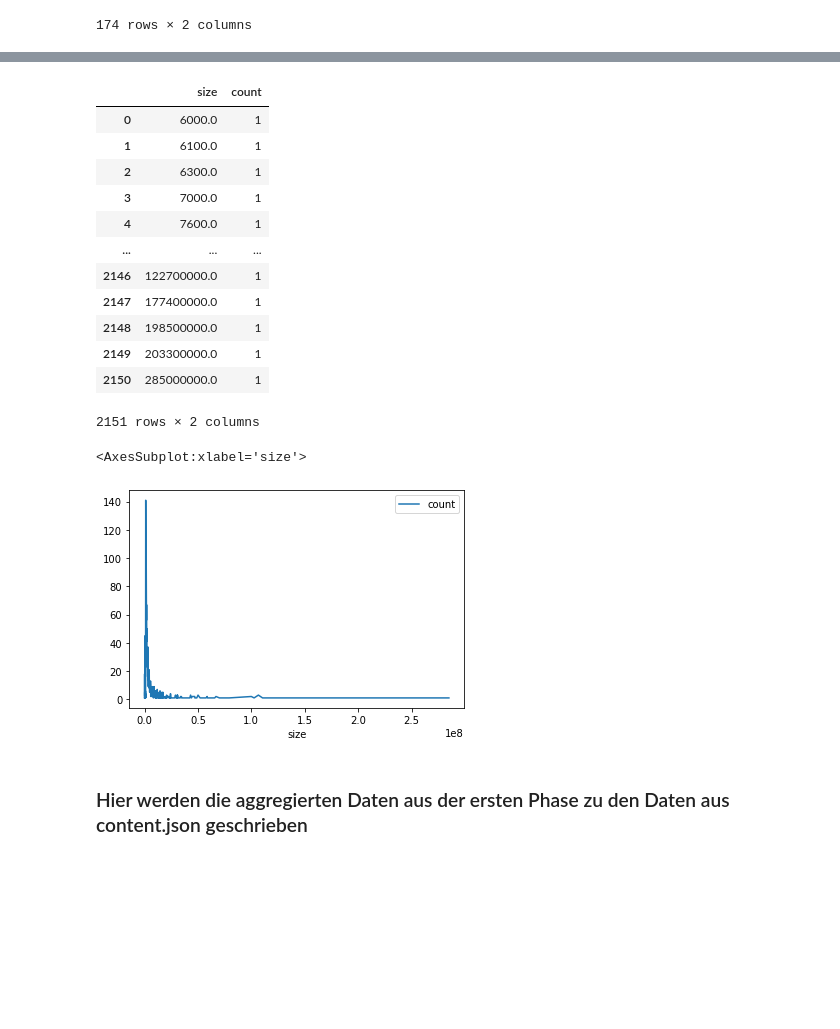
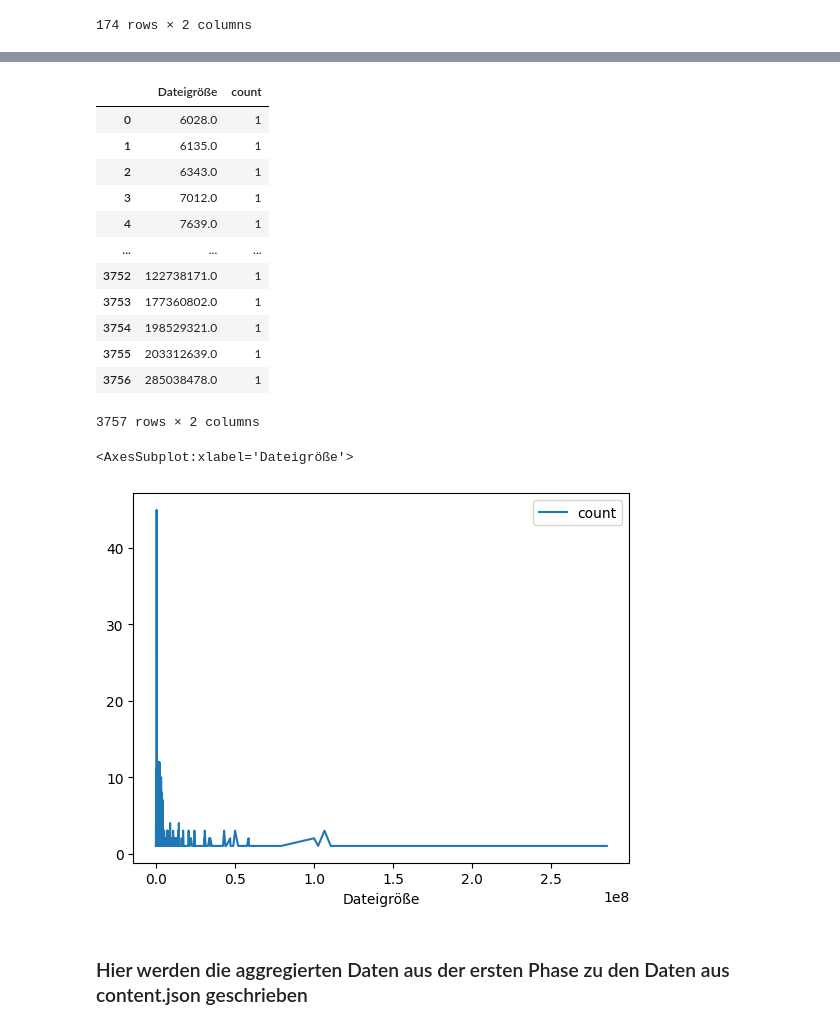
Before and after one commit to JojoThaumium/content-aggregation-on-OER-objects, a Jupyter notebook: notebooks/metaevaluation.ipynb, the cells around one changed output, grey strips where cells are left out. Drawn from its saved outputs; the diff is of its cells as text; code cells hidden in the pictures; blank space fills up the shorter version.

```diff
--- a/notebooks/metaevaluation.ipynb
+++ b/notebooks/metaevaluation.ipynb
@@ -217,51 +219,51 @@ format_statistics.plot(kind='bar', x='Format')
 sizedata = pd.DataFrame(data['Dateigröße'])
 sizedata.dropna(inplace=True)
 
-sizelist = list()
+#sizelist = list()
 
-for index, row in sizedata.iterrows():
-    sizesplitter = row['Dateigröße'].split(" ", 1)
-    if sizesplitter[1] == "GB":
-        sizelist.append(float(sizesplitter[0]) * 1000000000)
-    elif sizesplitter[1] == "MB":
-        sizelist.append(float(sizesplitter[0]) * 1000000)
-    elif sizesplitter[1] == "kB":
-        sizelist.append(float(sizesplitter[0]) * 1000)
-    else:
-        sizelist.append(float(sizesplitter[0]))
+#for index, row in sizedata.iterrows():
+#    sizesplitter = row['Dateigröße'].split(" ", 1)
+#    if sizesplitter[1] == "GB":
+#        sizelist.append(float(sizesplitter[0]) * 1000000000)
+#    elif sizesplitter[1] == "MB":
+#        sizelist.append(float(sizesplitter[0]) * 1000000)
+#    elif sizesplitter[1] == "kB":
+#        sizelist.append(float(sizesplitter[0]) * 1000)
+#    else:
+#        sizelist.append(float(sizesplitter[0]))
 
 #sizelist
-sizedata = sizedata.assign(size=sizelist)
+#sizedata = sizedata.assign(size=sizelist)
 
 
 #df1 = df1.assign(e=pd.Series(np.random.randn(sLength)).values)
     #timelist.append(row.strftime(%x))
 
-size_statistics = sizedata.groupby(['size'])["size"]\
+size_statistics = sizedata.groupby(['Dateigröße'])["Dateigröße"]\
                                        .count() \
                                        .reset_index(name='count') \
-                                       .sort_values(['size'], ascending=True, ignore_index=True)
+                                       .sort_values(['Dateigröße'], ascending=True, ignore_index=True)
 size_statistics
 # %% [output]
-|  | size | count |
-| 0 | 6000.0 | 1 |
-| 1 | 6100.0 | 1 |
-| 2 | 6300.0 | 1 |
-| 3 | 7000.0 | 1 |
-| 4 | 7600.0 | 1 |
+|  | Dateigröße | count |
+| 0 | 6028.0 | 1 |
+| 1 | 6135.0 | 1 |
+| 2 | 6343.0 | 1 |
+| 3 | 7012.0 | 1 |
+| 4 | 7639.0 | 1 |
 | ... | ... | ... |
-| 2146 | 122700000.0 | 1 |
-| 2147 | 177400000.0 | 1 |
-| 2148 | 198500000.0 | 1 |
-| 2149 | 203300000.0 | 1 |
-| 2150 | 285000000.0 | 1 |
+| 3752 | 122738171.0 | 1 |
+| 3753 | 177360802.0 | 1 |
+| 3754 | 198529321.0 | 1 |
+| 3755 | 203312639.0 | 1 |
+| 3756 | 285038478.0 | 1 |
-2151 rows × 2 columns
+3757 rows × 2 columns
 # %%
-size_statistics.set_index(['size'],inplace=True)
+size_statistics.set_index(['Dateigröße'],inplace=True)
 size_statistics.plot()
 # %% [output]
-<AxesSubplot:xlabel='size'>
+<AxesSubplot:xlabel='Dateigröße'>
-[figure, old version]
+[figure, new version]
 # %% [markdown]
 ### Hier werden die aggregierten Daten aus der ersten Phase zu den Daten aus content.json geschrieben
 # %%
```
Also changed, not shown: parts of 20 cells of this notebook, 1 other file.
